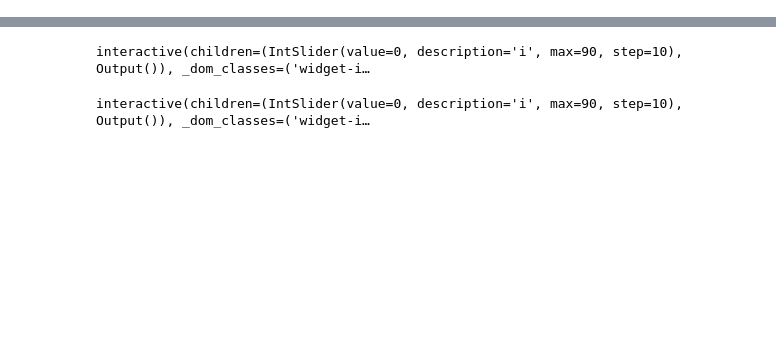
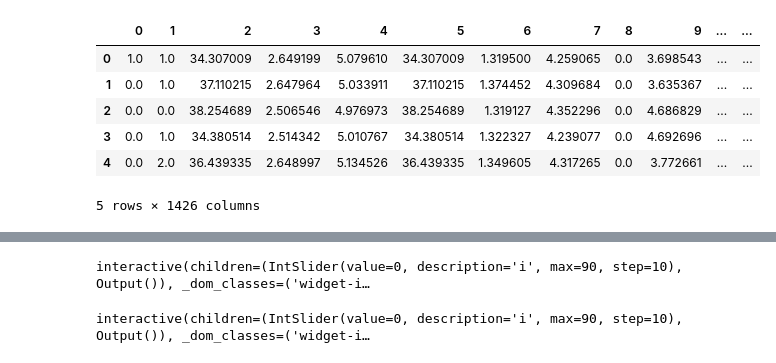
Before and after one commit to hubertrybka/admet-xspec, a Jupyter notebook: notebooks/BBBP_preview.ipynb, the cells around one changed output, grey strips where cells are left out. Saved outputs shown, nothing was run; the diff lists cells and outputs as text; code cells hidden in the pictures; blank space fills up the shorter version.

```diff
--- a/notebooks/BBBP_preview.ipynb
+++ b/notebooks/BBBP_preview.ipynb
@@ -36,3 +39,14 @@ model.inject_featurizer(featurizer)
+# %%
+X = pd.DataFrame(X)
+X.head()
+# %% [output]
+|  | 0 | 1 | 2 | 3 | 4 | 5 | 6 | 7 | 8 | 9 | ... | ... |
+| 0 | 1.0 | 1.0 | 34.307009 | 2.649199 | 5.079610 | 34.307009 | 1.319500 | 4.259065 | 0.0 | 3.698543 | ... | ... |
+| 1 | 0.0 | 1.0 | 37.110215 | 2.647964 | 5.033911 | 37.110215 | 1.374452 | 4.309684 | 0.0 | 3.635367 | ... | ... |
+| 2 | 0.0 | 0.0 | 38.254689 | 2.506546 | 4.976973 | 38.254689 | 1.319127 | 4.352296 | 0.0 | 4.686829 | ... | ... |
+| 3 | 0.0 | 1.0 | 34.380514 | 2.514342 | 5.010767 | 34.380514 | 1.322327 | 4.239077 | 0.0 | 4.692696 | ... | ... |
+| 4 | 0.0 | 2.0 | 36.439335 | 2.648997 | 5.134526 | 36.439335 | 1.349605 | 4.317265 | 0.0 | 3.772661 | ... | ... |
+5 rows × 1426 columns
 # %%
 predictions = model.predict(smiles_list)
 df['BBBP_prediction'] = predictions
```
Also changed, not shown: parts of 4 cells of this notebook, 4 other files.
